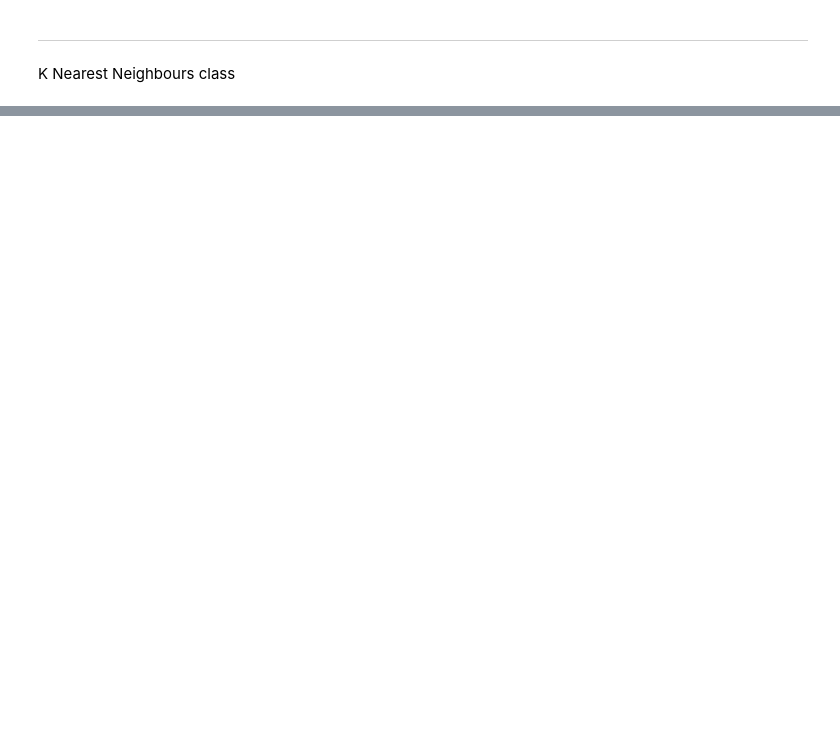
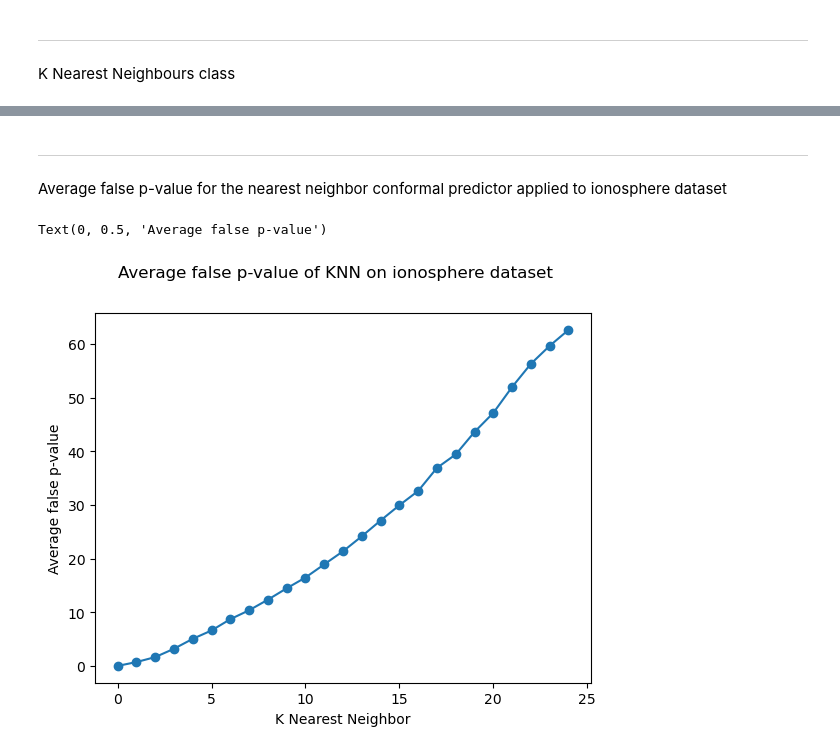
Before and after one commit to DDnerd001/cs3920, a Jupyter notebook: cs3920Assignment1.ipynb, the cells around one changed output, grey strips where cells are left out. Saved outputs shown, nothing was run; the diff lists cells and outputs as text; code cells hidden in the pictures; blank space fills up the shorter version.

```diff
--- a/cs3920Assignment1.ipynb
+++ b/cs3920Assignment1.ipynb
@@ -211,0 +312,20 @@ plt.plot(np.arange(19), result,marker="x")
+# %% [markdown]
+___
+ Average false p-value for the nearest neighbor conformal predictor applied to ionosphere dataset
+# %%
+X_train, X_test, y_train, y_test = train_test_split(ionosphere_X,
+ionosphere_y, random_state=412)
+K_max =25
+result =np.empty(K_max)
+for i in range(1,K_max):
+    knn = KNN(k=i)
+    knn.fit(X_train, y_train)
+    result[i]=(knn.con_predict(X_test, y_test))
+
+plt.plot(np.arange(K_max), result,marker="o")
+plt.suptitle("Average false p-value of KNN on ionosphere dataset")
+plt.xlabel("K Nearest Neighbor")
+plt.ylabel("Average false p-value")
+# %% [output]
+Text(0, 0.5, 'Average false p-value')
+[figure, added]
```
Also changed, not shown: parts of 14 cells of this notebook, 1 other file.
